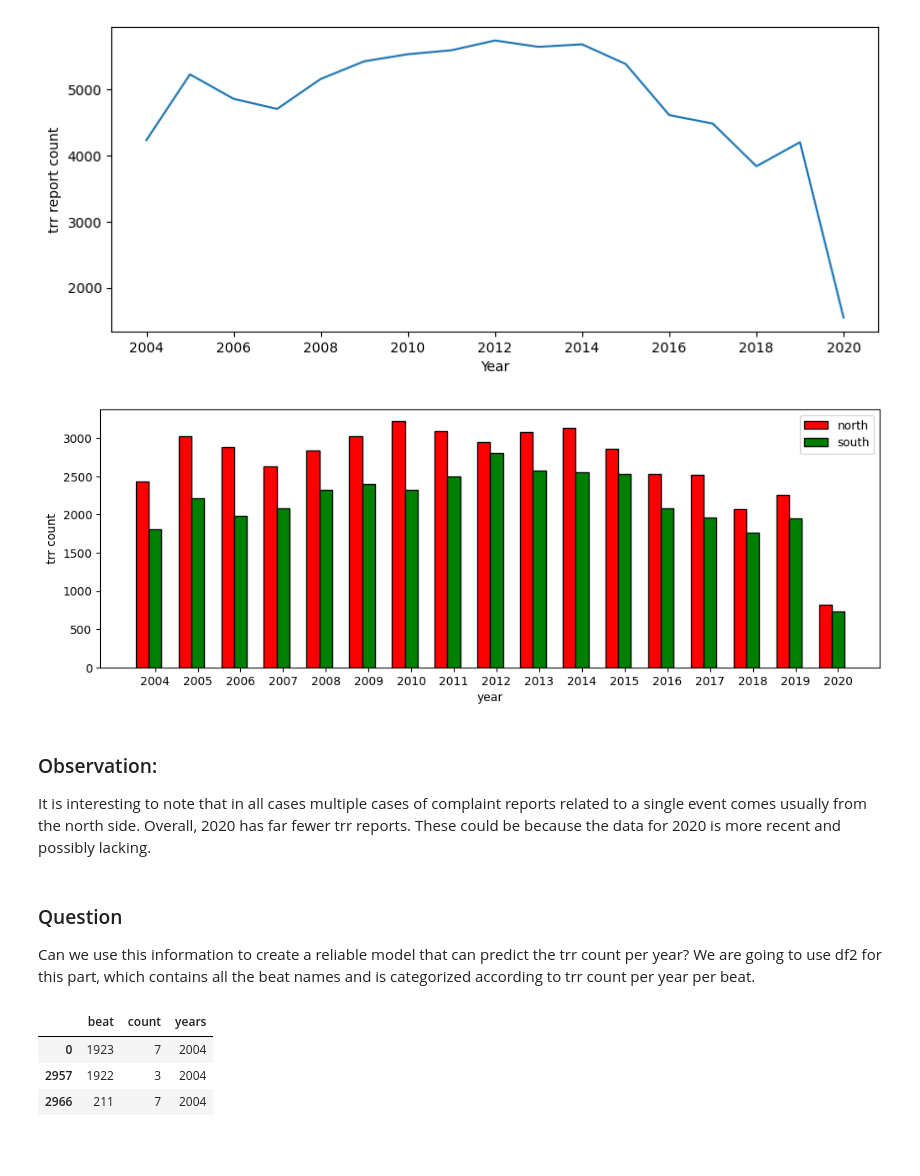
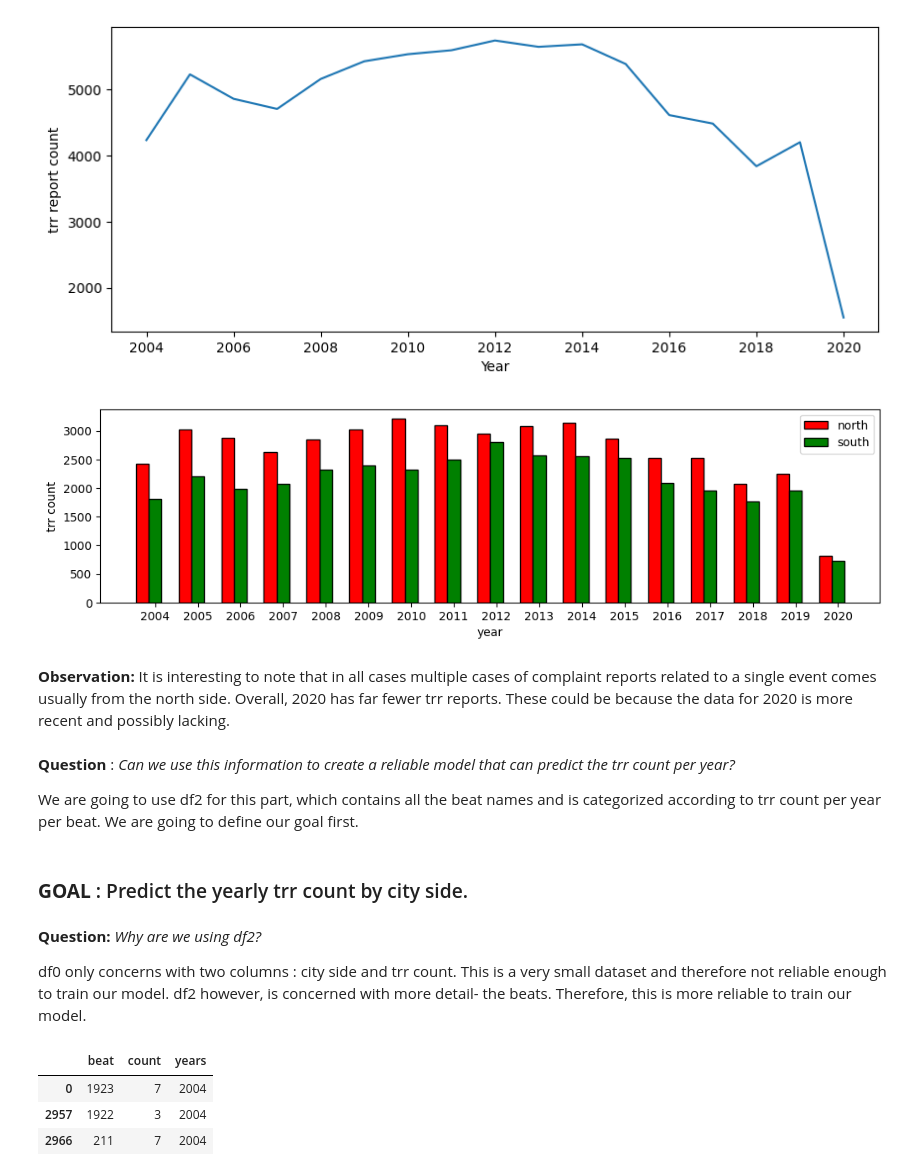
Before and after one commit to ShaliniR8/WiseKingfishers, a Jupyter notebook: cpdbML.ipynb, the cells around one changed output. Drawn from its saved outputs; the diff is of its cells as text; code cells hidden in the pictures; blank space fills up the shorter version.

Commit message:
Initial model visualization

```diff
--- a/cpdbML.ipynb
+++ b/cpdbML.ipynb
@@ -189,32 +234,42 @@ plt.show()
 # %% [output]
 [figure]
 # %%
-barwidth = 0.3
+def barNS(df,years):
+    barwidth = 0.3
 
-years = df0[df0["side"]=='north']["years"] # same for south
-countNorth = df0[df0["side"]=='north']["count"]
-countSouth = df0[df0["side"]=='south']["count"]
+    # years = df[df["side"]=='north']["years"] # same for south
+    countNorth = df[df["side"]=='north']["count"]
+    countSouth = df[df["side"]=='south']["count"]
 
-r1 = np.arange(len(countNorth))
-r2 = [x + barwidth for x in r1]
+    r1 = np.arange(len(countNorth))
+    r2 = [x + barwidth for x in r1]
 
-fig = plt.subplots(figsize=(12, 4))
-plt.bar(r1, countNorth, width=barwidth, color='r', edgecolor="black", label="north")
-plt.bar(r2, countSouth, width=barwidth, color='g', edgecolor="black", label="south")
-plt.xlabel("year")
-plt.ylabel("trr count")
-plt.xticks([r + barwidth for r in range(len(countNorth))], years)
-plt.legend()
-plt.show()
+    fig = plt.subplots(figsize=(12, 3))
+    plt.bar(r1, countNorth, width=barwidth, color='r', edgecolor="black", label="north")
+    plt.bar(r2, countSouth, width=barwidth, color='g', edgecolor="black", label="south")
+    plt.xlabel("year")
+    plt.ylabel("trr count")
+    plt.xticks([r + barwidth for r in range(len(countNorth))], years)
+    plt.legend()
+    plt.show()
+
+
+barNS(df0, years)
 # %% [output]
-[figure, old version]
+[figure, new version]
 # %% [markdown]
-### Observation:
+**Observation:**
 It is interesting to note that in all cases multiple cases of complaint reports related to a single event comes usually from the north side. Overall, 2020 has far fewer trr reports. These could be because the data for 2020 is more recent and possibly lacking.
 # %% [markdown]
-### Question
+**Question** : *Can we use this information to create a reliable model that can predict the trr count per year?*
 
-Can we use this information to create a reliable model that can predict the trr count per year? We are going to use df2 for this part, which contains all the beat names and is categorized according to trr count per year per beat.
+ We are going to use df2 for this part, which contains all the beat names and is categorized according to trr count per year per beat. We are going to define our goal first.
+# %% [markdown]
+### **GOAL** : Predict the yearly trr count by city side.
+# %% [markdown]
+**Question:** *Why are we using df2?*
+
+df0 only concerns with two columns : city side and trr count. This is a very small dataset and therefore not reliable enough to train our model. df2 however, is concerned with more detail- the beats. Therefore, this is more reliable to train our model.
 # %%
 df2.head(3).drop(columns=['Unnamed: 0'])
 # %% [output]
```
Also changed, not shown: parts of 19 cells of this notebook, 2 other files.
